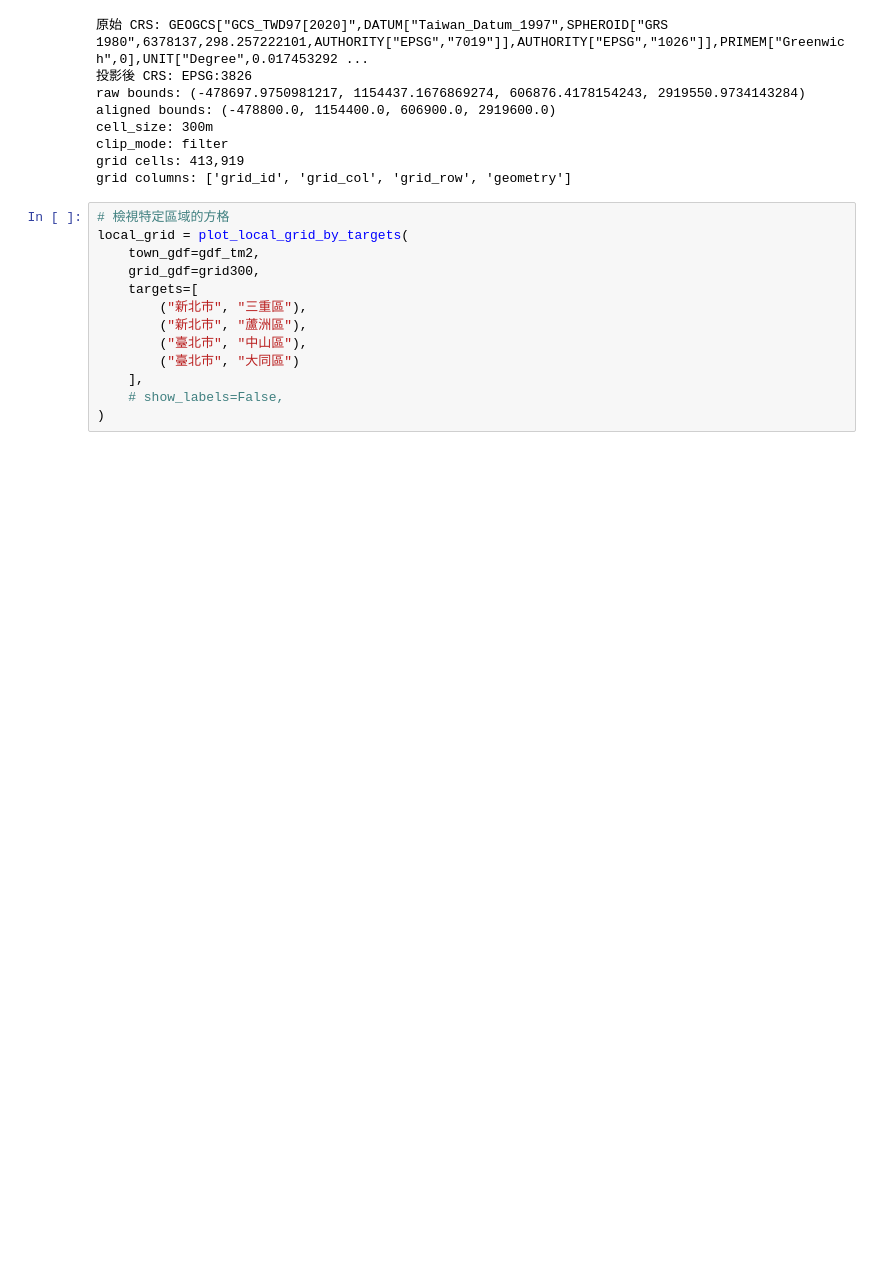
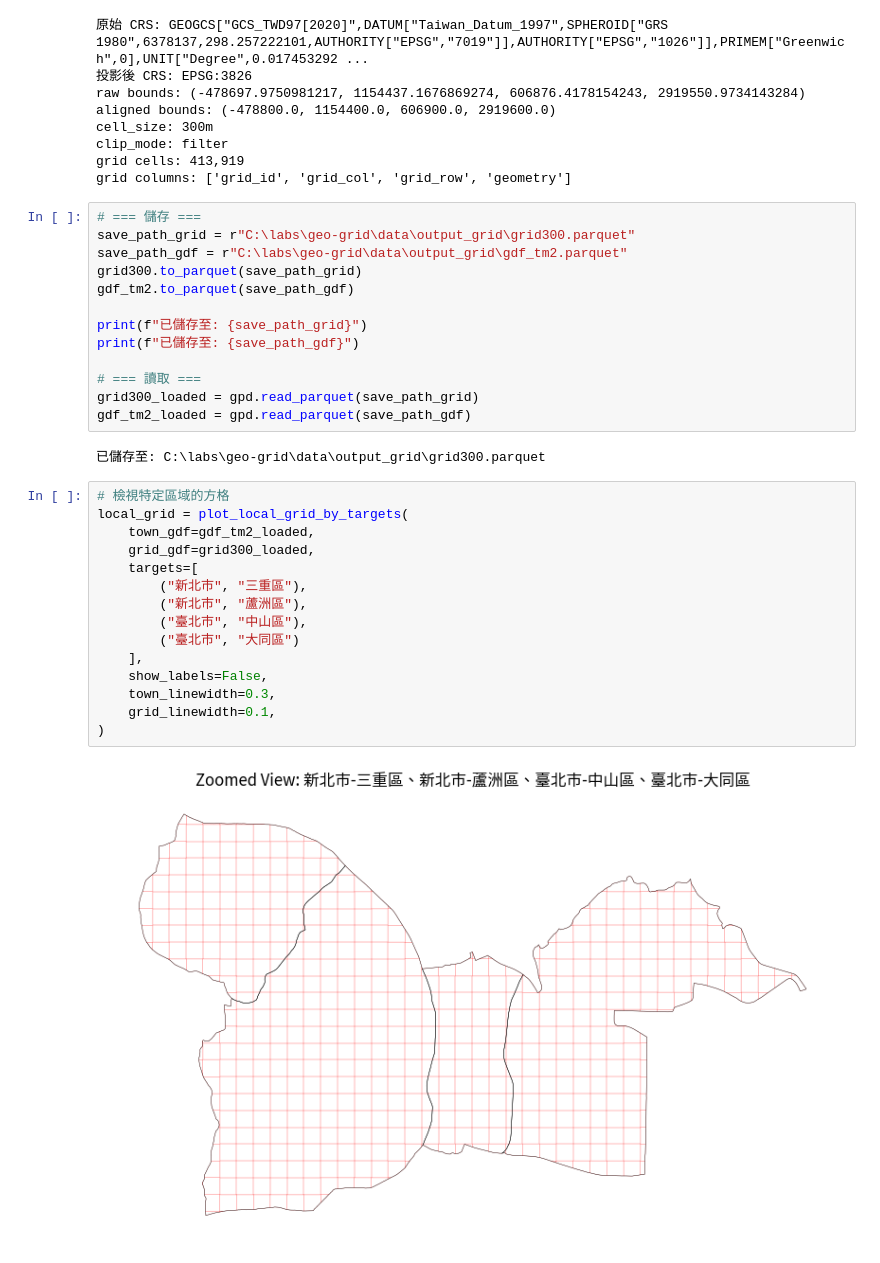
Before and after one commit to parksontyc/geo-grid, a Jupyter notebook: src/main_grid.ipynb, the cells around one changed output. Drawn from its saved outputs; the diff is of its cells as text; blank space fills up the shorter version.

```diff
--- a/src/main_grid.ipynb
+++ b/src/main_grid.ipynb
@@ -35,16 +37,35 @@ cell_size: 300m
 clip_mode: filter
 grid cells: 413,919
 grid columns: ['grid_id', 'grid_col', 'grid_row', 'geometry']
+# %%
+# === 儲存 ===
+save_path_grid = r"C:\labs\geo-grid\data\output_grid\grid300.parquet"
+save_path_gdf = r"C:\labs\geo-grid\data\output_grid\gdf_tm2.parquet"
+grid300.to_parquet(save_path_grid)
+gdf_tm2.to_parquet(save_path_gdf)
+
+print(f"已儲存至: {save_path_grid}")
+print(f"已儲存至: {save_path_gdf}")
+
+# === 讀取 ===
+grid300_loaded = gpd.read_parquet(save_path_grid)
+gdf_tm2_loaded = gpd.read_parquet(save_path_gdf)
+# %% [output]
+已儲存至: C:\labs\geo-grid\data\output_grid\grid300.parquet
 # %%
 # 檢視特定區域的方格
 local_grid = plot_local_grid_by_targets(
-    town_gdf=gdf_tm2,
-    grid_gdf=grid300,
+    town_gdf=gdf_tm2_loaded,
+    grid_gdf=grid300_loaded,
     targets=[
         ("新北市", "三重區"),
         ("新北市", "蘆洲區"),
         ("臺北市", "中山區"),
         ("臺北市", "大同區")
     ],
-    # show_labels=False,
+    show_labels=False,
+    town_linewidth=0.3,
+    grid_linewidth=0.1,
 )
+# %% [output]
+[figure, added]
```
Also changed, not shown: parts of 4 cells of this notebook, 5 other files.
